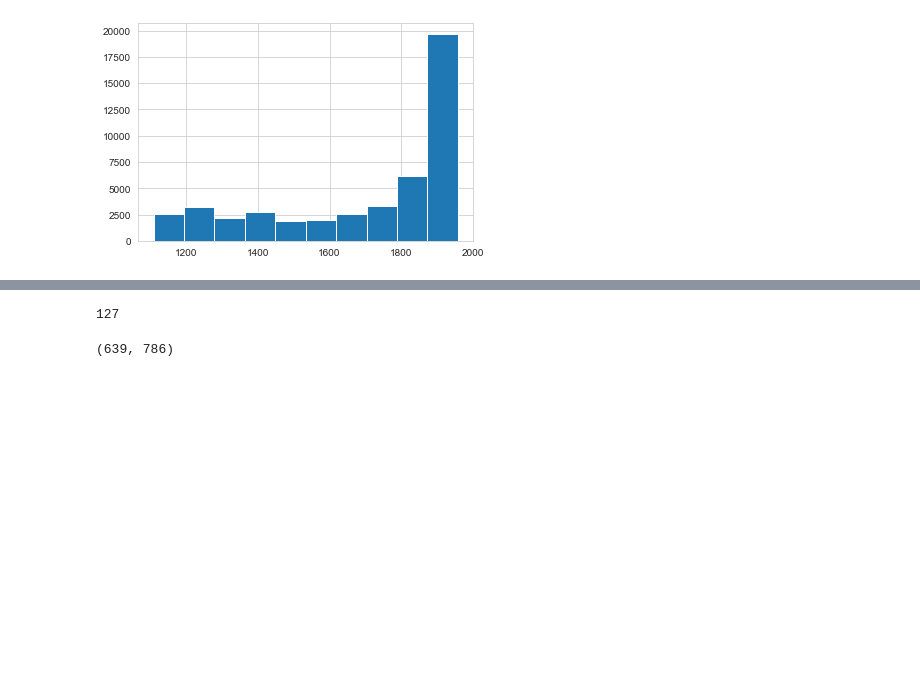
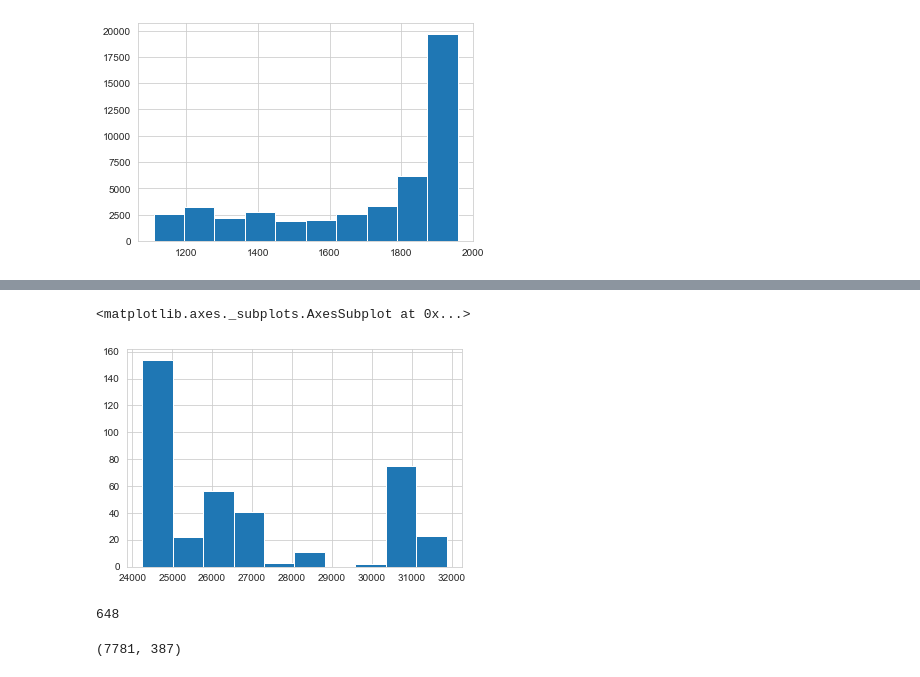
Before and after one commit to Vargeszti/Thesis, a Jupyter notebook: code/benchmark_data.ipynb, the cells around one changed output, grey strips where cells are left out. Cells and saved outputs as stored; diff of their text form; code cells hidden in the pictures; blank space fills up the shorter version.

```diff
--- a/code/benchmark_data.ipynb
+++ b/code/benchmark_data.ipynb
@@ -146,3 +145,12 @@ drug_resultsDF = drug_resultsDF[good_experiments]
+# %%
+fil = (drug_resultsDF == 0).sum(0) < 32500
+good_experiments = drug_resultsDF.columns[fil]
+drug_resultsDF = drug_resultsDF[good_experiments]
+# %%
+(drug_resultsDF == 0).sum().hist()
+# %% [output]
+<matplotlib.axes._subplots.AxesSubplot at 0x...>
+[figure, added]
 # %%
 ### filter bad genes (with a lot of NaN)
 fil = (drug_resultsDF == 0).sum(1) == 0
@@ -155,10 +163,10 @@ lincs = lincs[lincs['pr_is_lm']==1]
 # %%
 len(set(lincs['pr_gene_symbol']) & set(drug_resultsDF.index))
 # %% [output]
-127
+648
 # %%
 drug_resultsDF.shape
 # %% [output]
-(639, 786)
+(7781, 387)
 # %%
 drug_resultsDF.to_csv('../results/drug_perturb_results.csv', sep=',')
```
Also changed, not shown: parts of 5 cells of this notebook, 3 other files.
